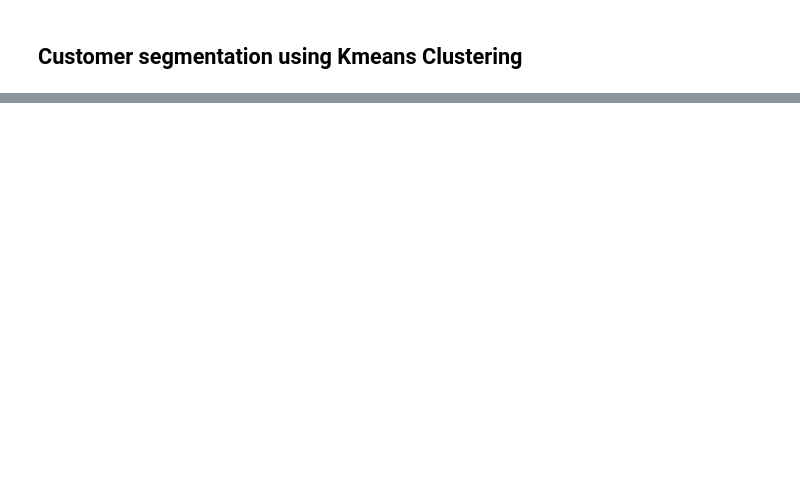
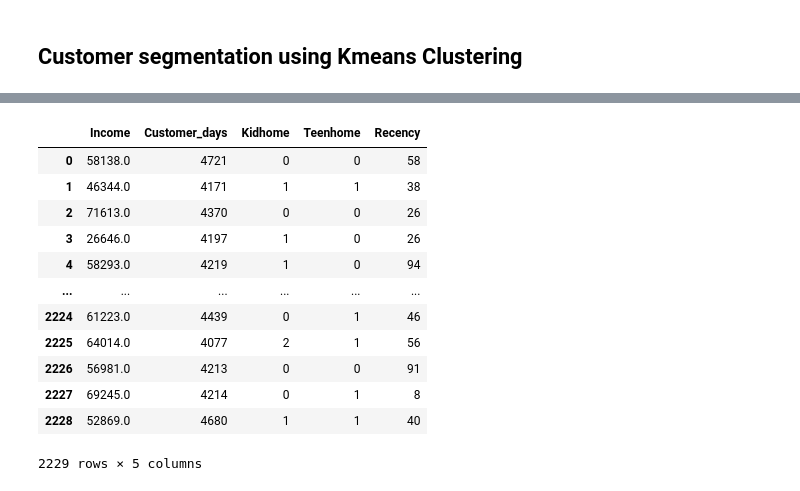
Before and after one commit to Morris-mk/IFood_Marketing-data-Analysis-segmentation-and-classification, a Jupyter notebook: Customer_segmentation.ipynb, the cells around one changed output, grey strips where cells are left out. Cells and saved outputs as stored; diff of their text form; code cells hidden in the pictures; blank space fills up the shorter version.

```diff
--- a/Customer_segmentation.ipynb
+++ b/Customer_segmentation.ipynb
@@ -90,3 +113,19 @@ class KMeans(_BaseKMeans)
+# %%
+X
+# %% [output]
+|  | Income | Customer_days | Kidhome | Teenhome | Recency |
+| 0 | 58138.0 | 4721 | 0 | 0 | 58 |
+| 1 | 46344.0 | 4171 | 1 | 1 | 38 |
+| 2 | 71613.0 | 4370 | 0 | 0 | 26 |
+| 3 | 26646.0 | 4197 | 1 | 0 | 26 |
+| 4 | 58293.0 | 4219 | 1 | 0 | 94 |
+| ... | ... | ... | ... | ... | ... |
+| 2224 | 61223.0 | 4439 | 0 | 1 | 46 |
+| 2225 | 64014.0 | 4077 | 2 | 1 | 56 |
+| 2226 | 56981.0 | 4213 | 0 | 0 | 91 |
+| 2227 | 69245.0 | 4214 | 0 | 1 | 8 |
+| 2228 | 52869.0 | 4680 | 1 | 1 | 40 |
+2229 rows × 5 columns
 # %%
 # finding the optimal k clusters
 inertias = []
```
Also changed, not shown: parts of 9 cells of this notebook.
